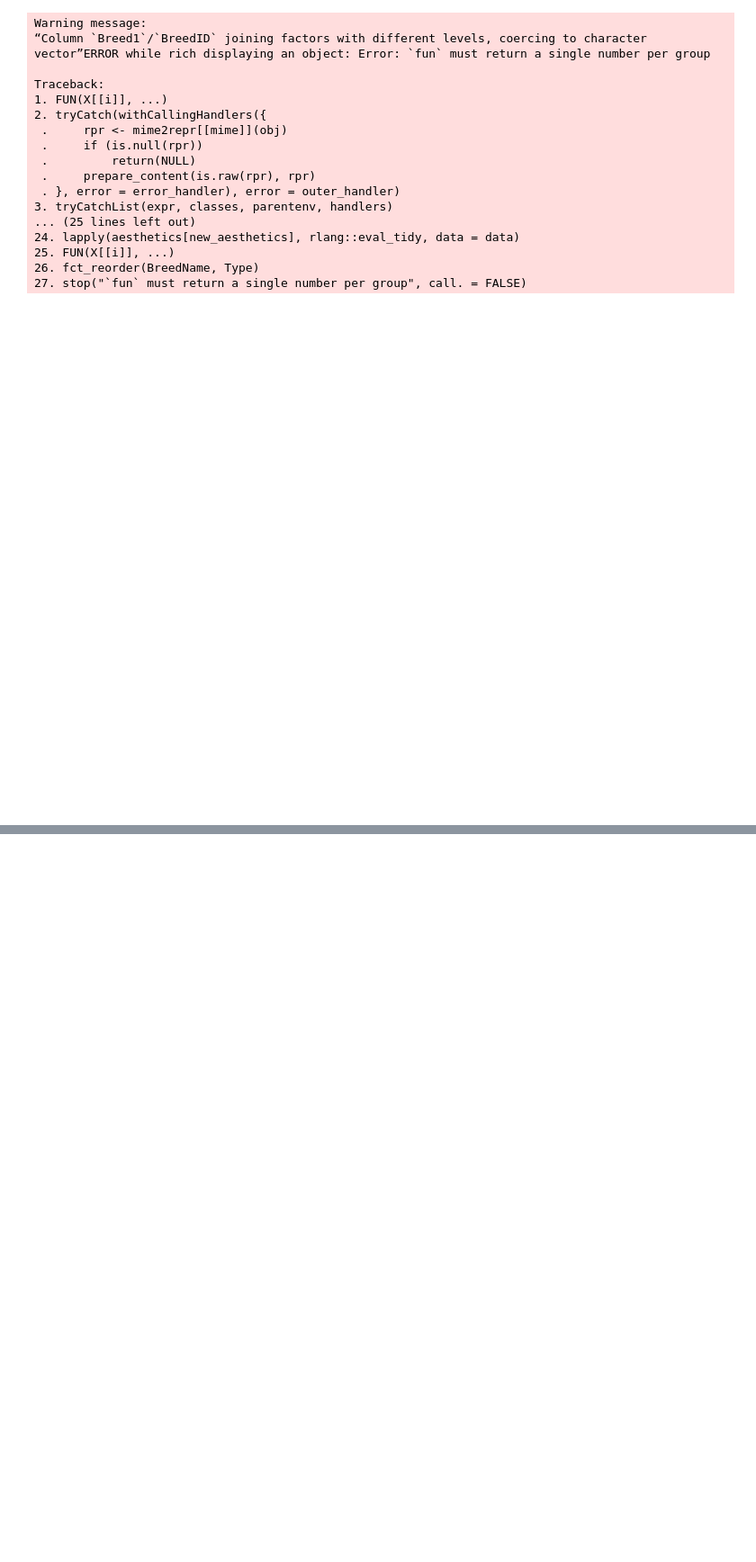
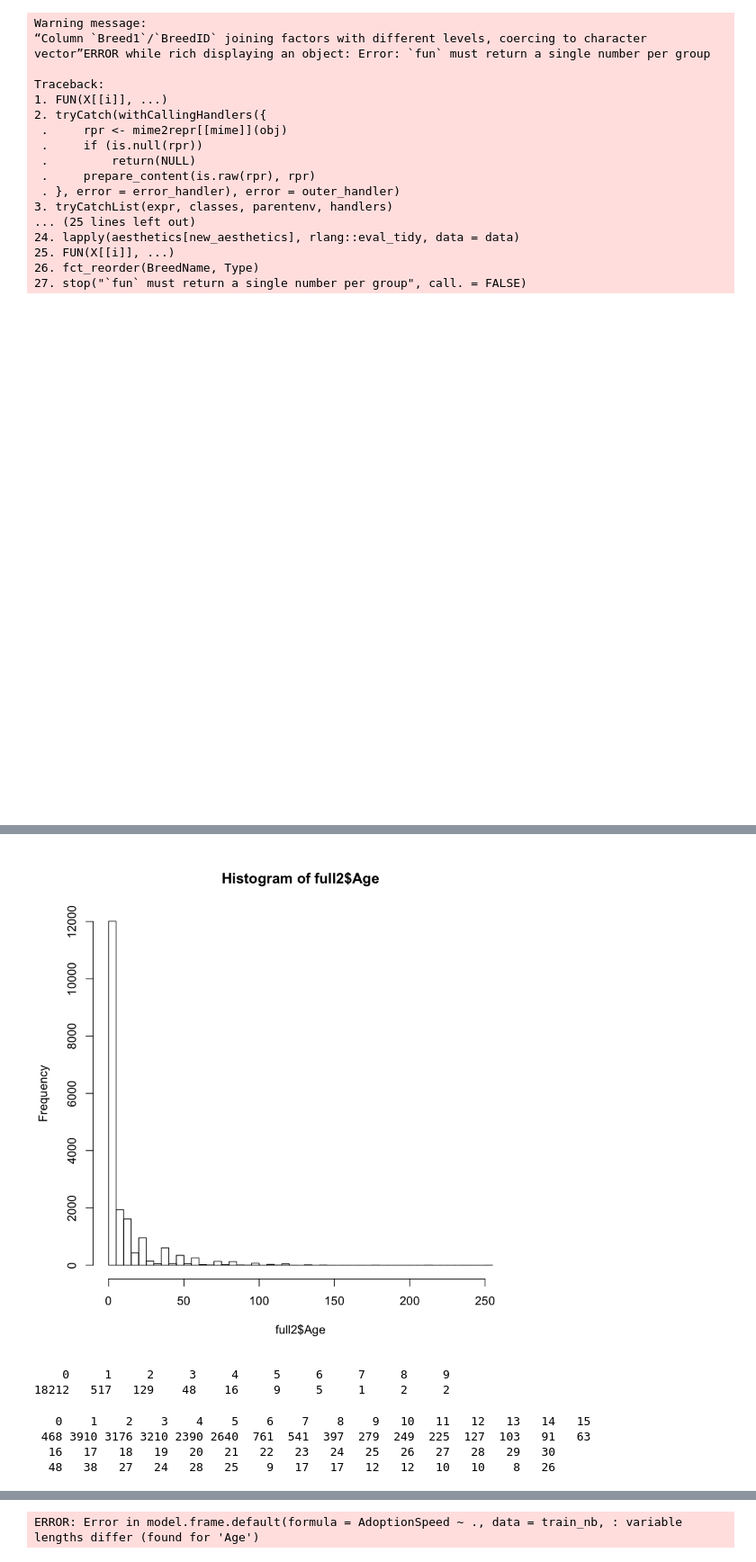
Before and after one commit to vincent507cpu/r, a Jupyter notebook: pet_adoption.ipynb, the cells around one changed output, grey strips where cells are left out. Shown: that part at 90% size. Saved outputs shown, nothing was run; the diff lists cells and outputs as text; code cells hidden in the pictures; blank space fills up the shorter version.

```diff
--- a/pet_adoption.ipynb
+++ b/pet_adoption.ipynb
@@ -250,0 +483,18 @@ Warning message:
+# %%
+# data preparation for ML algorithms
+full2 <- mutate_at(full2, c(1, 3:8, 11:13, 17, 20), factor)
+AdoptionSpeed <- full2$AdoptionSpeed
+str(full)
+
+# standandardize the remaining colums, combine all data
+full2[, c('Type', 'Gender', 'Breed1', 'Breed2', 'Color1', 'Color2', 'Color3',
+            'Vaccinated', 'Dewormed', 'Sterilized', 'State', 'AdoptionSpeed')] <- NULL
+full_standard <- full2 %>% scale() %>%
+  cbind(full_dummy, AdoptionSpeed)
+
+# create new training and testing dataset at 80%/20% ratio
+set.seed(1988)
+n <- nrow(full2)
+sample <- sample(n, round(n * 0.8), replace = F)
+train_new <- full_standard[sample, ]
+test_new <- full_standard[-sample, ]
@@ -250,0 +638,51 @@ Warning message:
+# %%
+# look into data structure of these columns
+table(full2$Age)
+hist(full2$Age, breaks = 50)
+table(full2$Fee)
+hist(full2$Fee, breaks = 30)
+table(full2$VideoAmt)
+table(full2$PhotoAmt)
+hist(full2$PhotoAmt, breaks = 30)
+# dog and cat have different yet similar life expectancy.
+# source: https://www.tasteofthewildpetfood.com/health/cat-vet-love/attachment/cat-age-chart/
+full_nb <- mutate(full2,
+                  Age = case_when(Age == 0 ~ "unknown",
+                                        Age <= 6 & Age != 0 ~ "child",
+                                        Age > 6 & Age <= 24 ~ "junior",
+                                        Age > 24 & Age <= 72 ~ "prime",
+                                        Age > 72 & Age <= 120 ~ "mature",
+                                        Age > 120 & Age <= 156 ~ "senior",
+                                        Age > 156 ~ "geriatric"),
+                  # the dataset doesn't specify the currency,
+                  # I assume it is Malaysia local currency,
+                  # 1 Malaysia Ringgit ~ 0.25 US dollar.
+                  Fee = case_when(Fee == 0 ~ "free",
+                                  Fee > 0 & Fee <= 100 ~ "low",
+                                  Fee > 100 & Fee <= 200 ~ "medium",
+                                  Fee > 200 ~ "high"),
+                  VideoAmt = case_when(VideoAmt == 0 ~ "none",
+                                       VideoAmt != 0 & VideoAmt <= 2 ~ "few",
+                                       TRUE ~ "some"),
+                  PhotoAmt = case_when(PhotoAmt == 0 ~ "none",
+                                       PhotoAmt != 0 & PhotoAmt <= 5 ~ "few",
+                                       PhotoAmt > 5 & PhotoAmt <= 10 ~ "some",
+                                       TRUE ~ "a lot"))
+
+# create new training and testing dataset
+full_nb <- mutate_all(full_nb, factor)
+train_nb <- full_nb[sample, ]
+test_nb <- full_nb[-sample, ]
+# train naive bayes model
+model_nb <- NaiveBayes(AdoptionSpeed ~ ., data = train_nb)
+pred_nb <- predict(model_nb, test_nb, type = "class")
+
+(conclusion_nb <- confusionMatrix(pred_nb,
+                                  test_nb$AdoptionSpeed))
+accuracy_nb <- conclusion_nb$overall[1]
+(auc_nb_model <- auc(as.numeric(pred_nb),
+                     as.numeric(test_new$AdoptionSpeed)))
+auc_nb <- attr(auc_nb_model, "roc")$auc
+
+# This piece can run without errors in local R Studio as well.
+# %% [output]
@@ -250,0 +717,7 @@ Warning message:
+[figure, added]
+    0     1     2     3     4     5     6     7     8     9
+18212   517   129    48    16     9     5     1     2     2
+   0    1    2    3    4    5    6    7    8    9   10   11   12   13   14   15
+ 468 3910 3176 3210 2390 2640  761  541  397  279  249  225  127  103   91   63
+  16   17   18   19   20   21   22   23   24   25   26   27   28   29   30
+  48   38   27   24   28   25    9   17   17   12   12   10   10    8   26
@@ -250,0 +725 @@ Warning message:
+ERROR: Error in model.frame.default(formula = AdoptionSpeed ~ ., data = train_nb, : variable lengths differ (found for 'Age')
```
Also changed, not shown: parts of 37 cells of this notebook.
